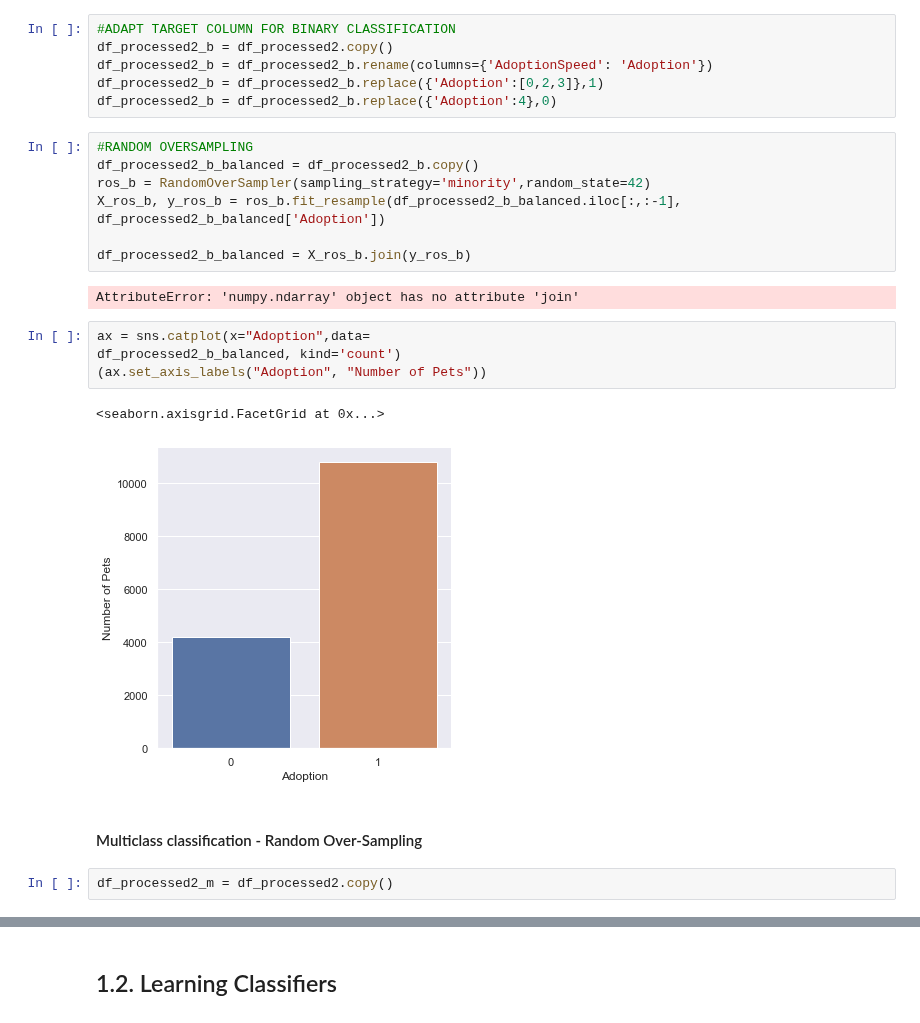
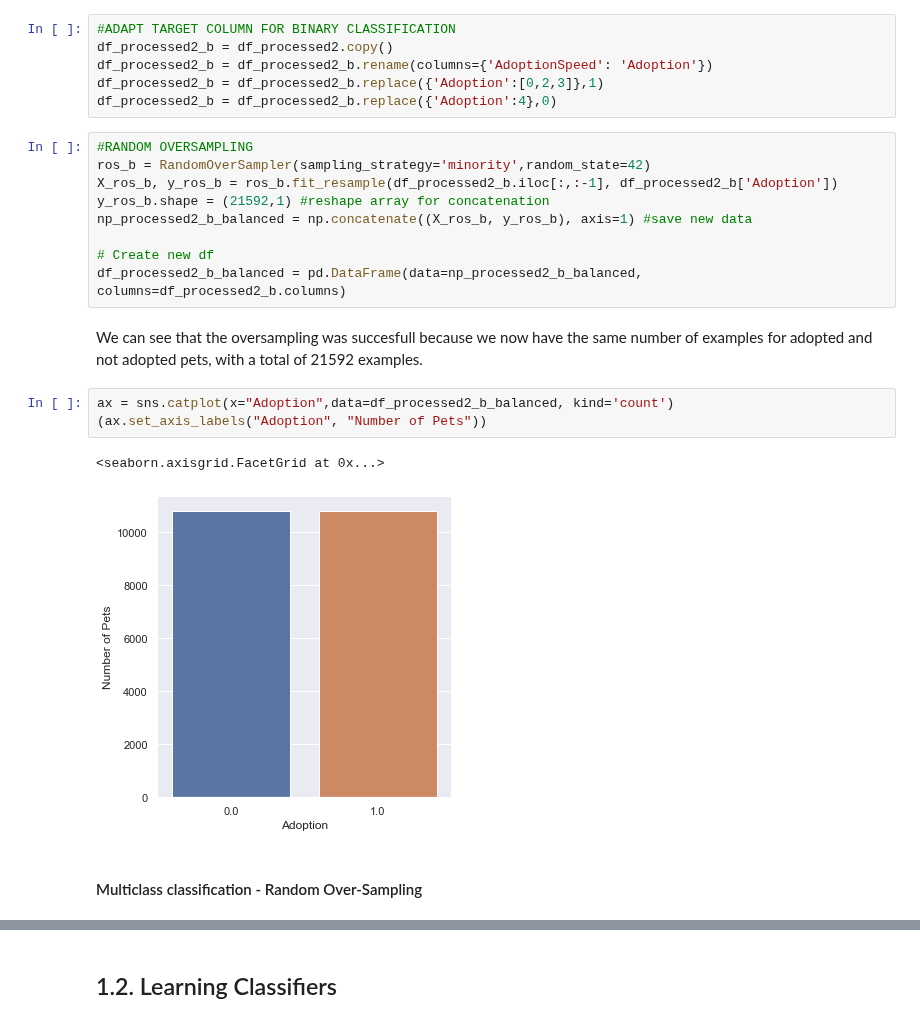
Before and after one commit to beatriz-lima/Machine-Learning-2019, a Jupyter notebook: Notes_Project.ipynb, the cells around one changed output, grey strips where cells are left out. Drawn from its saved outputs; the diff is of its cells as text.

```diff
--- a/Notes_Project.ipynb
+++ b/Notes_Project.ipynb
@@ -717,23 +717,22 @@ df_processed2_b = df_processed2.copy()
 df_processed2_b = df_processed2_b.rename(columns={'AdoptionSpeed': 'Adoption'})
 df_processed2_b = df_processed2_b.replace({'Adoption':[0,2,3]},1)
 df_processed2_b = df_processed2_b.replace({'Adoption':4},0)
-# %%
-#RANDOM OVERSAMPLING
-df_processed2_b_balanced = df_processed2_b.copy()
-ros_b = RandomOverSampler(sampling_strategy='minority',random_state=42)
-X_ros_b, y_ros_b = ros_b.fit_resample(df_processed2_b_balanced.iloc[:,:-1], df_processed2_b_balanced['Adoption'])
-
-df_processed2_b_balanced = X_ros_b.join(y_ros_b)
-# %% [output]
-AttributeError: 'numpy.ndarray' object has no attribute 'join'
+# %%
+#RANDOM OVERSAMPLING
+ros_b = RandomOverSampler(sampling_strategy='minority',random_state=42)
+X_ros_b, y_ros_b = ros_b.fit_resample(df_processed2_b.iloc[:,:-1], df_processed2_b['Adoption'])
+y_ros_b.shape = (21592,1) #reshape array for concatenation
+np_processed2_b_balanced = np.concatenate((X_ros_b, y_ros_b), axis=1) #save new data
+
+# Create new df
+df_processed2_b_balanced = pd.DataFrame(data=np_processed2_b_balanced, columns=df_processed2_b.columns)
+# %% [markdown]
+We can see that the oversampling was succesfull because we now have the same number of examples for adopted and not adopted pets, with a total of 21592 examples.
 # %%
-ax = sns.catplot(x="Adoption",data=
-df_processed2_b_balanced, kind='count')
+ax = sns.catplot(x="Adoption",data=df_processed2_b_balanced, kind='count')
 (ax.set_axis_labels("Adoption", "Number of Pets"))
 # %% [output]
 <seaborn.axisgrid.FacetGrid at 0x...>
-[figure, old version]
+[figure, new version]
 # %% [markdown]
 #### Multiclass classification - Random Over-Sampling
-# %%
-df_processed2_m = df_processed2.copy()
```
Also changed, not shown: parts of 73 cells of this notebook.
